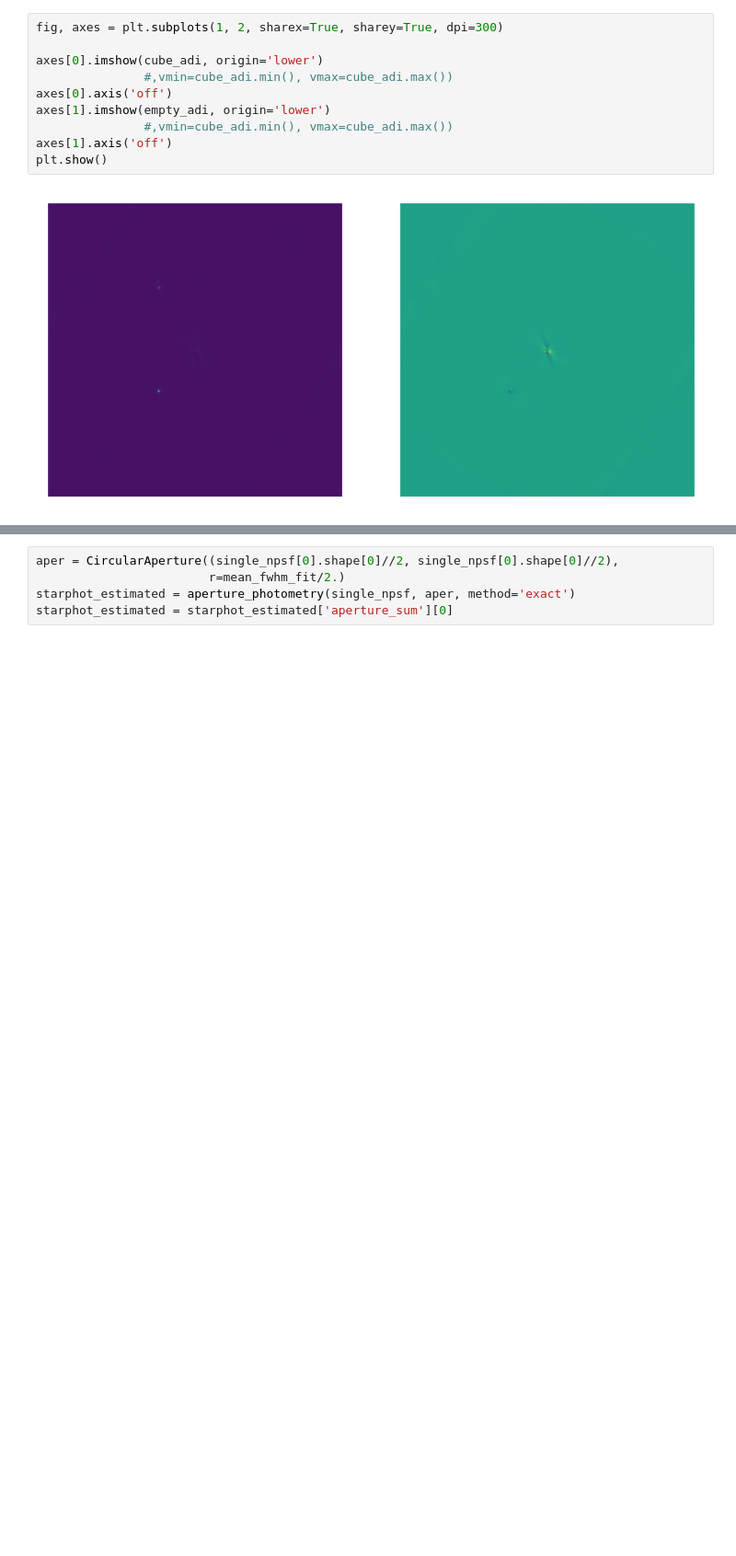
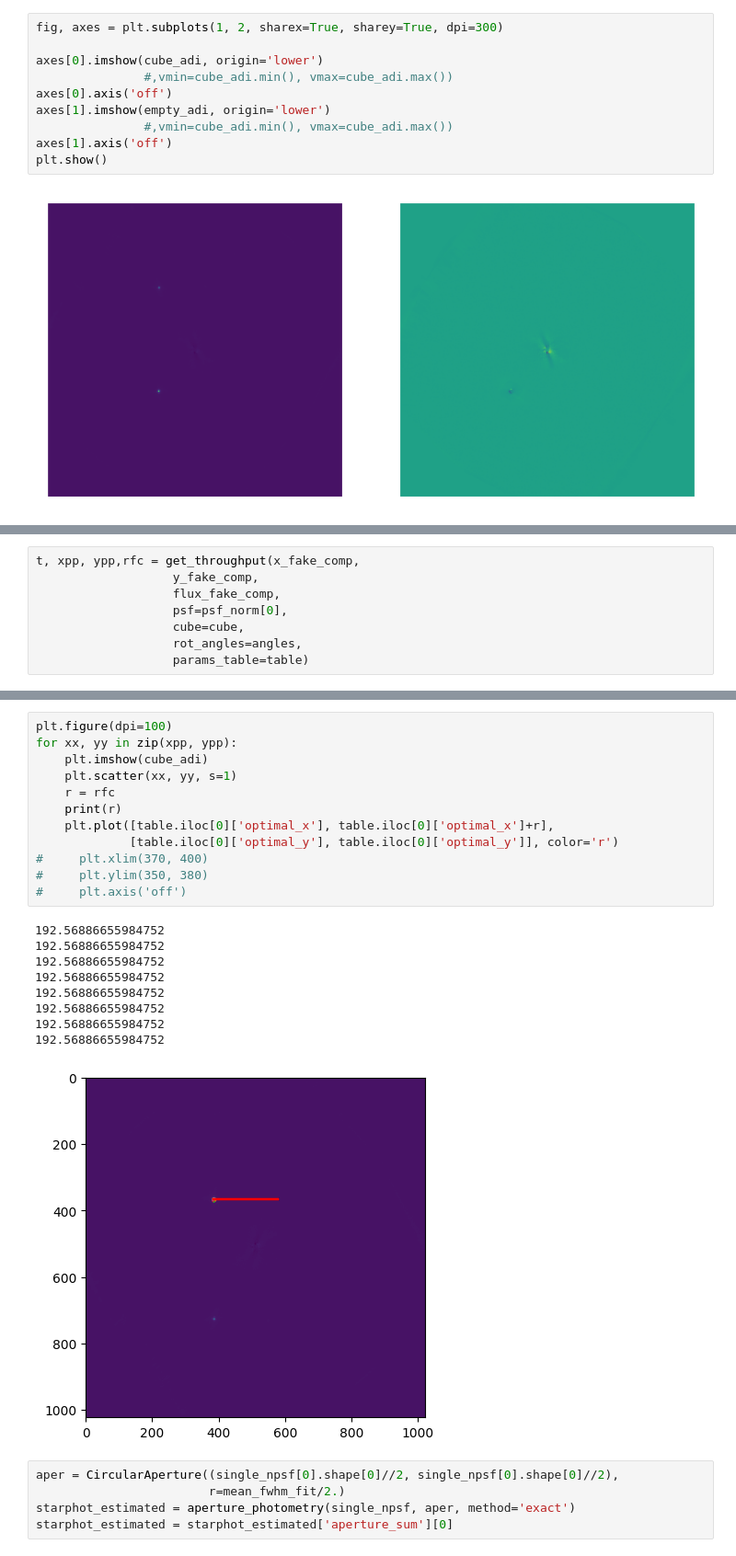
Before and after one commit to yemsnucleus/NEGFC, a Jupyter notebook: presentation/notebooks/contrast_curve.ipynb, the cells around one changed output, grey strips where cells are left out. Shown at 92% size. Saved outputs shown, nothing was run; the diff lists cells and outputs as text; blank space fills up the shorter version.

```diff
--- a/presentation/notebooks/contrast_curve.ipynb
+++ b/presentation/notebooks/contrast_curve.ipynb
@@ -76,0 +111,8 @@ for i in range(len(flux_fake_comp)):
+# %%
+t, xpp, ypp,rfc = get_throughput(x_fake_comp,
+                   y_fake_comp,
+                   flux_fake_comp,
+                   psf=psf_norm[0],
+                   cube=cube,
+                   rot_angles=angles,
+                   params_table=table)
@@ -77,3 +128,25 @@ for i in range(len(flux_fake_comp)):
+# %%
+plt.figure(dpi=100)
+for xx, yy in zip(xpp, ypp):
+    plt.imshow(cube_adi)
+    plt.scatter(xx, yy, s=1)
+    r = rfc
+    print(r)
+    plt.plot([table.iloc[0]['optimal_x'], table.iloc[0]['optimal_x']+r],
+             [table.iloc[0]['optimal_y'], table.iloc[0]['optimal_y']], color='r')
+#     plt.xlim(370, 400)
+#     plt.ylim(350, 380)
+#     plt.axis('off')
+# %% [output]
+192.56886655984752
+192.56886655984752
+192.56886655984752
+192.56886655984752
+192.56886655984752
+192.56886655984752
+192.56886655984752
+192.56886655984752
+[figure, added]
 # %%
 aper = CircularAperture((single_npsf[0].shape[0]//2, single_npsf[0].shape[0]//2),
                         r=mean_fwhm_fit/2.)
```
Also changed, not shown: parts of 9 cells of this notebook, 3 other files.
